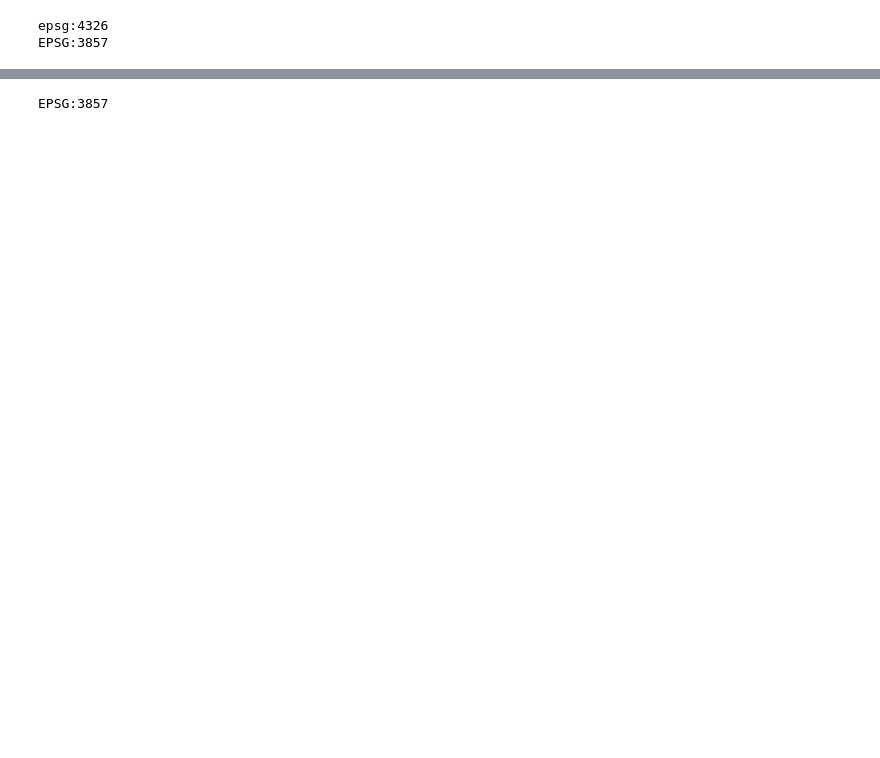
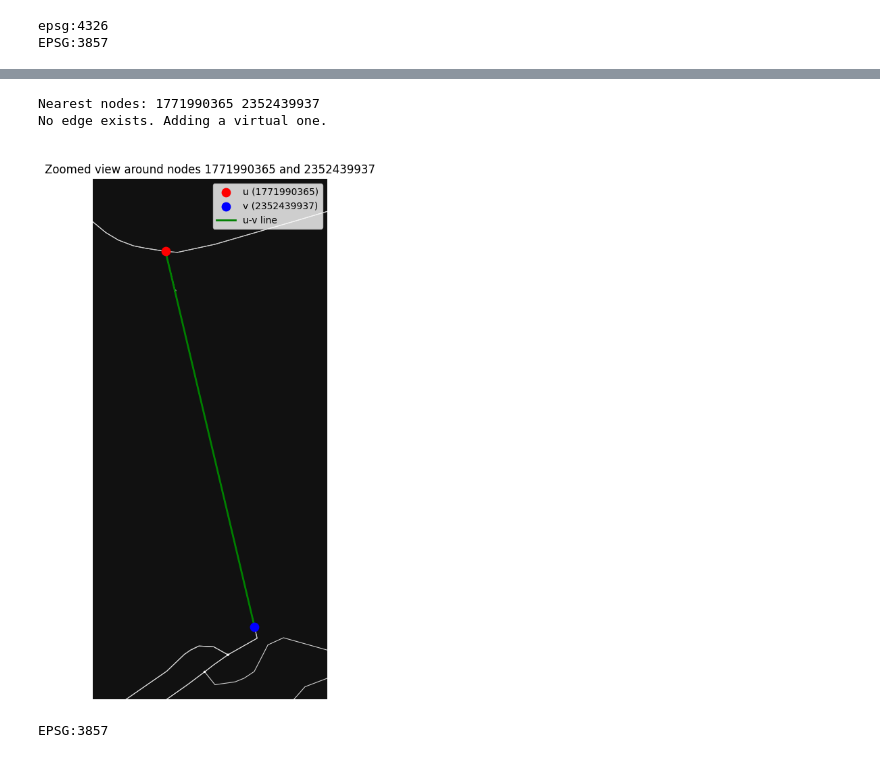
Before and after one commit to AnshulyadavUnofficial/UCProj2, a Jupyter notebook: project.ipynb, the cells around one changed output, grey strips where cells are left out. Drawn from its saved outputs; the diff is of its cells as text; code cells hidden in the pictures; blank space fills up the shorter version.

```diff
--- a/project.ipynb
+++ b/project.ipynb
@@ -77,0 +103,71 @@ trajectories
+# %%
+# Example GPS coordinates (lon, lat)
+# Make sure order = (longitude, latitude)
+p1 = trajectories[9][3]
+p2 = trajectories[9][4]
+
+# Your projected graph
+transformer = pyproj.Transformer.from_crs("EPSG:4326", porto_crs, always_xy=True)
+
+# Convert to projected coordinates
+x1, y1 = transformer.transform(*p1)
+x2, y2 = transformer.transform(*p2)
+
+# Find nearest nodes in the projected graph
+u = ox.distance.nearest_nodes(G_proj, X=x1, Y=y1)
+v = ox.distance.nearest_nodes(G_proj, X=x2, Y=y2)
+
+print("Nearest nodes:", u, v)
+
+# Check if an edge exists
+if G_proj.has_edge(u, v) or G_proj.has_edge(v, u):
+    print("An edge already exists between these nodes.")
+else:
+    print("No edge exists. Adding a virtual one.")
+    length = math.hypot(G_proj.nodes[v]['x'] - G_proj.nodes[u]['x'],
+                        G_proj.nodes[v]['y'] - G_proj.nodes[u]['y'])
+    G_proj.add_edge(u, v, length=length, highway='virtual')
+    G_proj.add_edge(v, u, length=length, highway='virtual')  # optional (two-way)
+
+
+
+# Plot base graph (same as yours)
+fig, ax = ox.plot_graph(
+    G_proj,
+    figsize=(15, 10),
+    node_size=6,
+    node_color="white",
+    node_zorder=1,
+    edge_color="lightgray",
+    edge_linewidth=0.8,
+    show=False,
+    close=False,
+)
+
+# Extract node coordinates
+x_u, y_u = G_proj.nodes[u]['x'], G_proj.nodes[u]['y']
+x_v, y_v = G_proj.nodes[v]['x'], G_proj.nodes[v]['y']
+
+# Plot u (red) and v (blue)
+ax.scatter([x_u], [y_u], c='red', s=80, zorder=5, label=f'u ({u})')
+ax.scatter([x_v], [y_v], c='blue', s=80, zorder=5, label=f'v ({v})')
+
+# Optional: line between them (green)
+ax.plot([x_u, x_v], [y_u, y_v], c='green', lw=2, zorder=4, label='u-v line')
+
+# Massive zoom: adjust limits to tightly focus on both points
+pad = 50  # meters of padding, adjust as needed (smaller = tighter zoom)
+minx, maxx = min(x_u, x_v) - pad, max(x_u, x_v) + pad
+miny, maxy = min(y_u, y_v) - pad, max(y_u, y_v) + pad
+ax.set_xlim(minx, maxx)
+ax.set_ylim(miny, maxy)
+
+# Add legend and title
+ax.legend()
+ax.set_title(f"Zoomed view around nodes {u} and {v}", fontsize=12)
+
+plt.show()
+# %% [output]
+Nearest nodes: 1771990365 2352439937
+No edge exists. Adding a virtual one.
+[figure, added]
```
Also changed, not shown: parts of 14 cells of this notebook, 14 other files.
